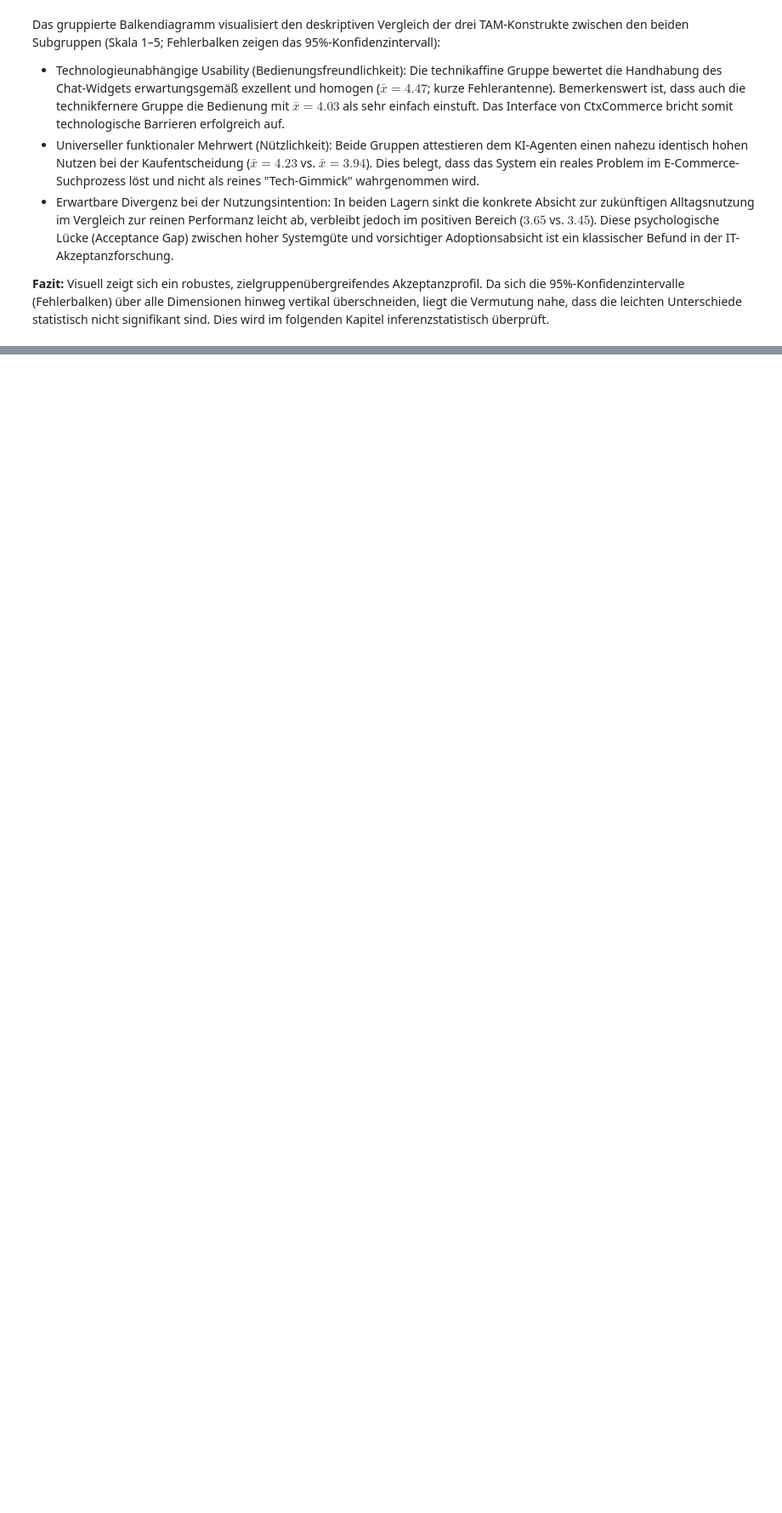
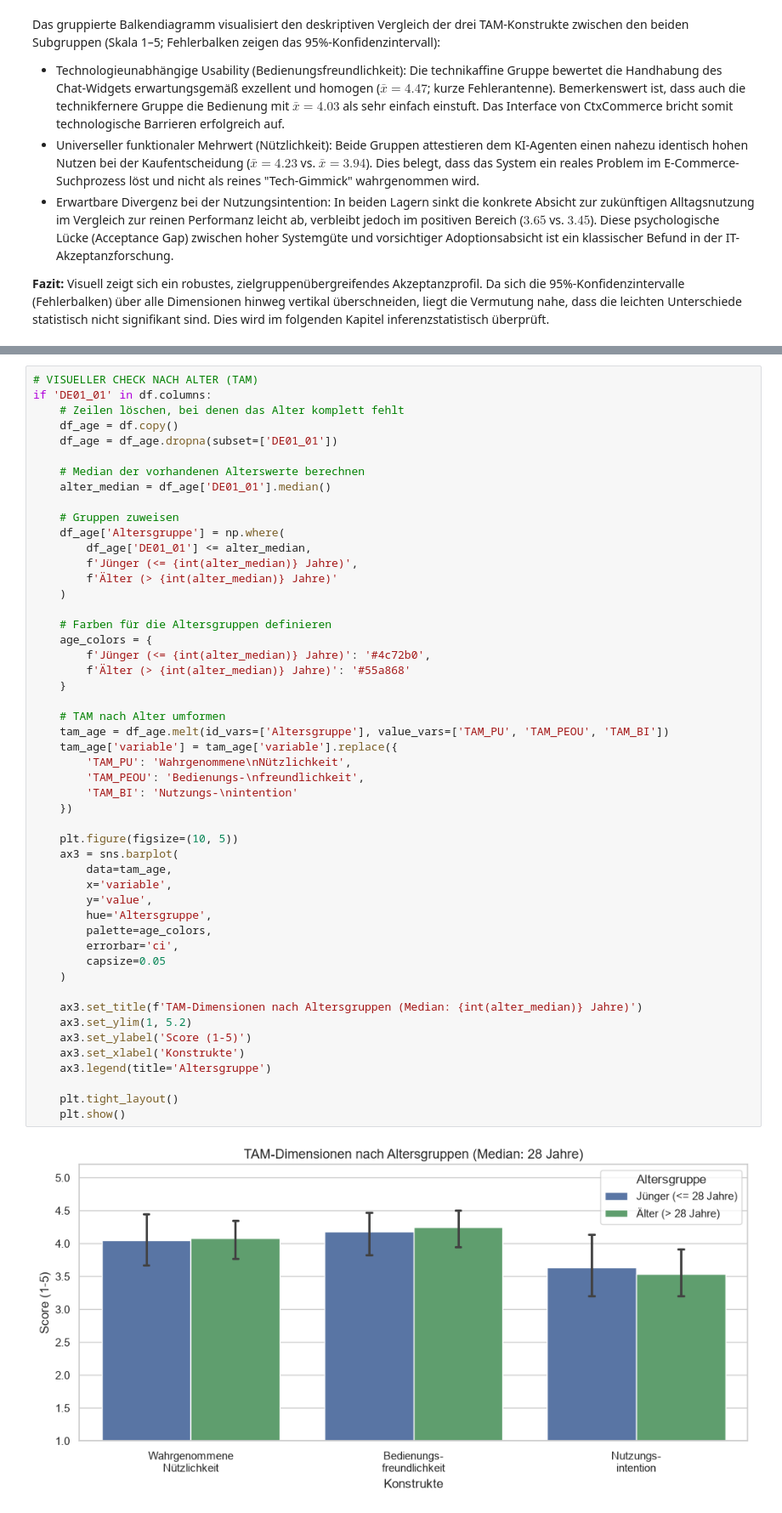
Before and after one commit to fuerstfabian/Analysis-Usability-Acceptance-CtxCommerce, a Jupyter notebook: notebooks/evaluation_analysis.ipynb, the cells around one changed output, grey strips where cells are left out. Shown at 85% size. Drawn from its saved outputs; the diff is of its cells as text; blank space fills up the shorter version.

```diff
--- a/notebooks/evaluation_analysis.ipynb
+++ b/notebooks/evaluation_analysis.ipynb
@@ -619,0 +644,52 @@ print('\n' + '=' * 80 + '\n')
+# %%
+# VISUELLER CHECK NACH ALTER (TAM)
+if 'DE01_01' in df.columns:
+    # Zeilen löschen, bei denen das Alter komplett fehlt
+    df_age = df.copy()
+    df_age = df_age.dropna(subset=['DE01_01'])
+
+    # Median der vorhandenen Alterswerte berechnen
+    alter_median = df_age['DE01_01'].median()
+
+    # Gruppen zuweisen
+    df_age['Altersgruppe'] = np.where(
+        df_age['DE01_01'] <= alter_median,
+        f'Jünger (<= {int(alter_median)} Jahre)',
+        f'Älter (> {int(alter_median)} Jahre)'
+    )
+
+    # Farben für die Altersgruppen definieren
+    age_colors = {
+        f'Jünger (<= {int(alter_median)} Jahre)': '#4c72b0',
+        f'Älter (> {int(alter_median)} Jahre)': '#55a868'
+    }
+
+    # TAM nach Alter umformen
+    tam_age = df_age.melt(id_vars=['Altersgruppe'], value_vars=['TAM_PU', 'TAM_PEOU', 'TAM_BI'])
+    tam_age['variable'] = tam_age['variable'].replace({
+        'TAM_PU': 'Wahrgenommene\nNützlichkeit',
+        'TAM_PEOU': 'Bedienungs-\nfreundlichkeit',
+        'TAM_BI': 'Nutzungs-\nintention'
+    })
+
+    plt.figure(figsize=(10, 5))
+    ax3 = sns.barplot(
+        data=tam_age,
+        x='variable',
+        y='value',
+        hue='Altersgruppe',
+        palette=age_colors,
+        errorbar='ci',
+        capsize=0.05
+    )
+
+    ax3.set_title(f'TAM-Dimensionen nach Altersgruppen (Median: {int(alter_median)} Jahre)')
+    ax3.set_ylim(1, 5.2)
+    ax3.set_ylabel('Score (1-5)')
+    ax3.set_xlabel('Konstrukte')
+    ax3.legend(title='Altersgruppe')
+
+    plt.tight_layout()
+    plt.show()
+# %% [output]
+[figure, added]
```
Also changed, not shown: parts of 21 cells of this notebook.
